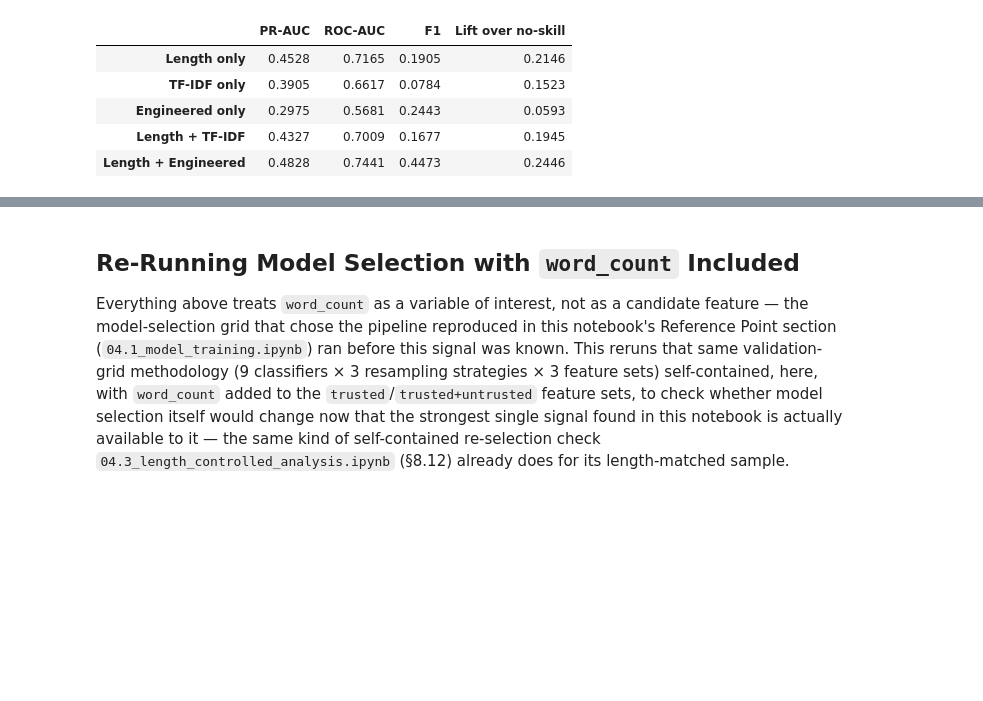
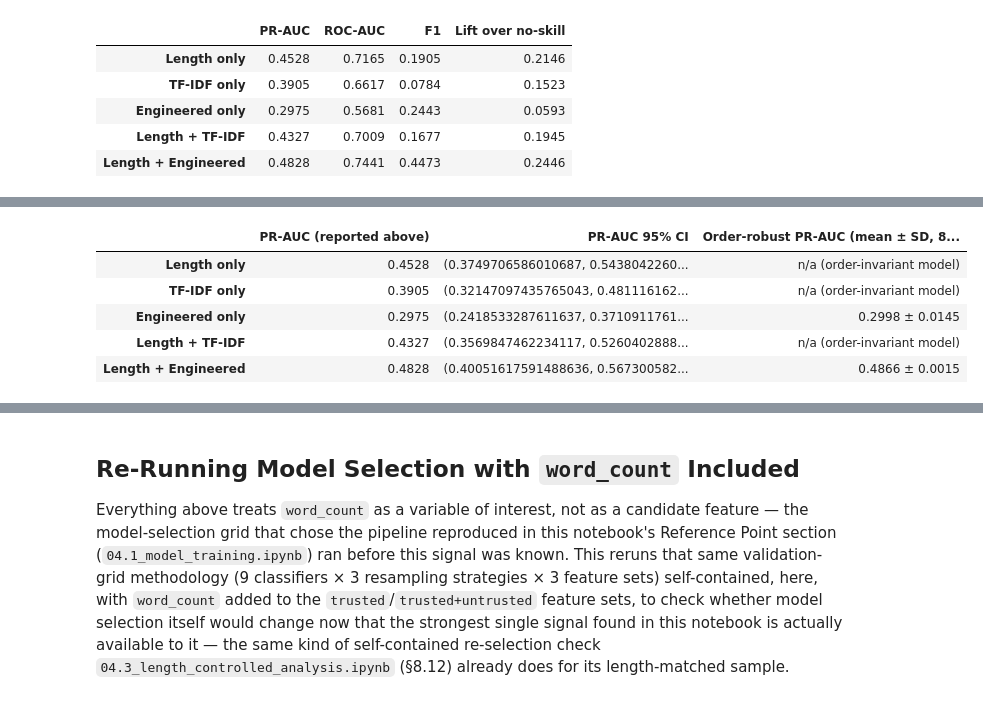
Before and after one commit to jct-nlp/change-my-view-2025, a Jupyter notebook: this work/04.2_baseline_comparison.ipynb, the cells around one changed output, grey strips where cells are left out. Drawn from its saved outputs; the diff is of its cells as text; code cells hidden in the pictures; blank space fills up the shorter version.

```diff
--- a/this work/04.2_baseline_comparison.ipynb
+++ b/this work/04.2_baseline_comparison.ipynb
@@ -1097,0 +1243,35 @@ Test-fold positive rate (no-skill baseline): 0.2382
+# %%
+proba_wc_floor_ci    = wc_logreg_floor.predict_proba(wc_test_floor_scaled)[:, 1]
+proba_tfidf_floor_ci = tfidf_logreg_floor.predict_proba(X_text_test_floor)[:, 1]
+proba_combo_floor_ci = combo_logreg_floor.predict_proba(X_combo_test_floor)[:, 1]
+
+main_track_robustness = {}
+for name, proba_row in [
+    ('Length only',         proba_wc_floor_ci),
+    ('TF-IDF only',         proba_tfidf_floor_ci),
+    ('Engineered only',     proba_eng_floor),
+    ('Length + TF-IDF',     proba_combo_floor_ci),
+    ('Length + Engineered', proba_length_eng),
+]:
+    ci = bootstrap_ci(y_test_floor, proba_row, average_precision_score)
+    main_track_robustness[name] = {
+        'PR-AUC (reported above)': main_track_summary.loc[name, 'PR-AUC'],
+        'PR-AUC 95% CI': ci,
+    }
+
+eng_mean, eng_std = order_robust_pr_auc(make_selected_pipe, X_eng_train_floor, X_eng_test_floor, y_train_floor, y_test_floor)
+length_eng_mean, length_eng_std = order_robust_pr_auc(make_selected_pipe, X_with_untrusted_and_wc_floor_train, X_with_untrusted_and_wc_floor_test, y_train_floor, y_test_floor)
+main_track_robustness['Engineered only']['Order-robust PR-AUC (mean ± SD, 8 shuffles)'] = f'{eng_mean:.4f} ± {eng_std:.4f}'
+main_track_robustness['Length + Engineered']['Order-robust PR-AUC (mean ± SD, 8 shuffles)'] = f'{length_eng_mean:.4f} ± {length_eng_std:.4f}'
+for name in ['Length only', 'TF-IDF only', 'Length + TF-IDF']:
+    main_track_robustness[name]['Order-robust PR-AUC (mean ± SD, 8 shuffles)'] = 'n/a (order-invariant model)'
+
+main_track_robustness_df = pd.DataFrame(main_track_robustness).T[['PR-AUC (reported above)', 'PR-AUC 95% CI', 'Order-robust PR-AUC (mean ± SD, 8 shuffles)']]
+main_track_robustness_df
+# %% [output]
+|  | PR-AUC (reported above) | PR-AUC 95% CI | Order-robust PR-AUC (mean ± SD, 8... |
+| Length only | 0.4528 | (0.3749706586010687, 0.5438042260... | n/a (order-invariant model) |
+| TF-IDF only | 0.3905 | (0.32147097435765043, 0.481116162... | n/a (order-invariant model) |
+| Engineered only | 0.2975 | (0.2418533287611637, 0.3710911761... | 0.2998 ± 0.0145 |
+| Length + TF-IDF | 0.4327 | (0.3569847462234117, 0.5260402888... | n/a (order-invariant model) |
+| Length + Engineered | 0.4828 | (0.40051617591488636, 0.567300582... | 0.4866 ± 0.0015 |
```
Also changed, not shown: parts of 16 cells of this notebook, 2 other files.
